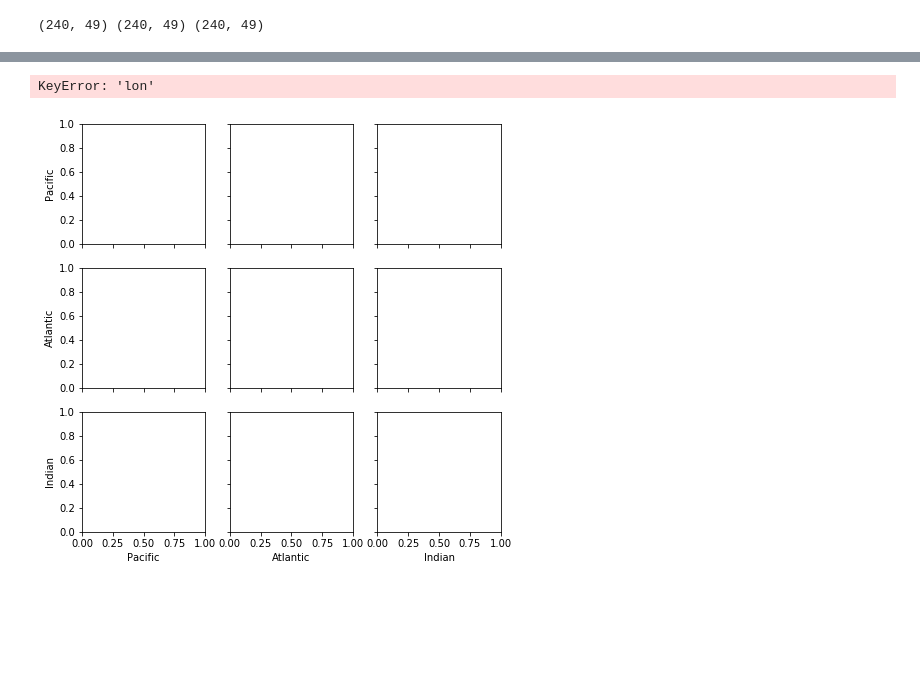
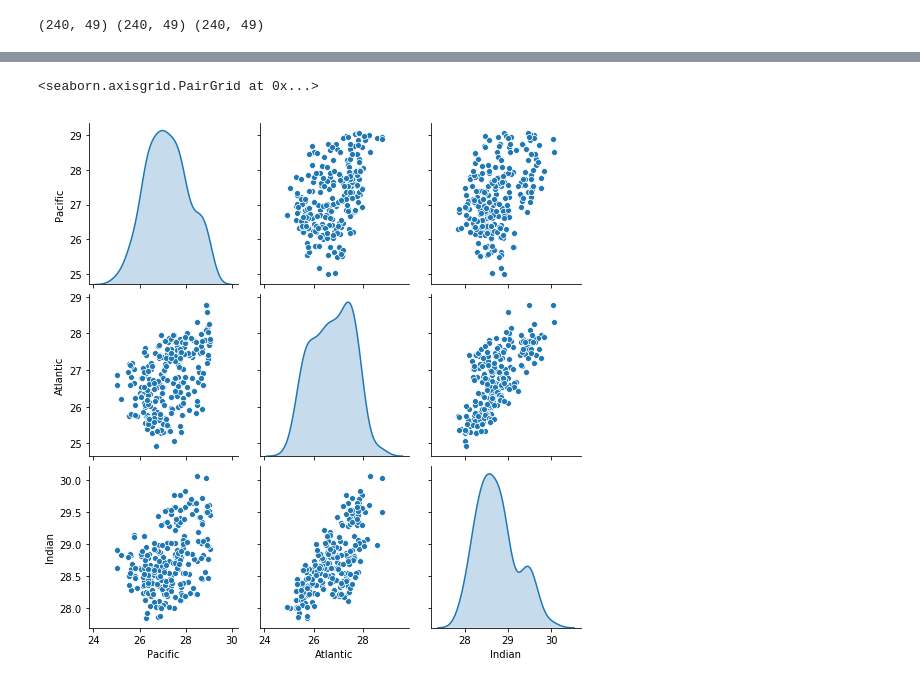
Before and after one commit to sisams/MPO624-2020, a Jupyter notebook: Course_Modules_Topics_Notebooks/covariance_matrix_and_decompositions/ENSO_multiple_variables_scatter_bins.ipynb, the cells around one changed output, grey strips where cells are left out. Cells and saved outputs as stored; diff of their text form; code cells hidden in the pictures; blank space fills up the shorter version.

```diff
--- a/Course_Modules_Topics_Notebooks/covariance_matrix_and_decompositions/ENSO_multiple_variables_scatter_bins.ipynb
+++ b/Course_Modules_Topics_Notebooks/covariance_matrix_and_decompositions/ENSO_multiple_variables_scatter_bins.ipynb
@@ -181,0 +190,7 @@ print(Pac_sst_anom.shape,Atl_sst_anom.shape,Ind_sst_anom.shape)
+# %%
+# taking mean across longitudinal band
+
+Pac_sst = Pac_sst.mean(dim='lon')
+Atl_sst = Atl_sst.mean(dim='lon')
+Ind_sst = Ind_sst.mean(dim='lon')
+print(Pac_sst.shape,Atl_sst.shape,Ind_sst.shape)
@@ -231,0 +201,6 @@ df
+# %%
+# setting up a dataframe where the rows are time and columns are basin
+d = {'Pacific': Pac_sst, 'Atlantic': Atl_sst, 'Indian': Ind_sst}
+df = pd.DataFrame(d,dtype=float)
+df = df.rename_axis('basin',axis='columns')
+df
@@ -232,5 +256,5 @@ df
 # %%
-sns.pairplot(df,diag_kind="kde",hue="lon")
+sns.pairplot(df,diag_kind="kde", dropna=True)
 # %% [output]
-KeyError: 'lon'
+<seaborn.axisgrid.PairGrid at 0x...>
-[figure, old version]
+[figure, new version]
```
Also changed, not shown: parts of 16 cells of this notebook.
